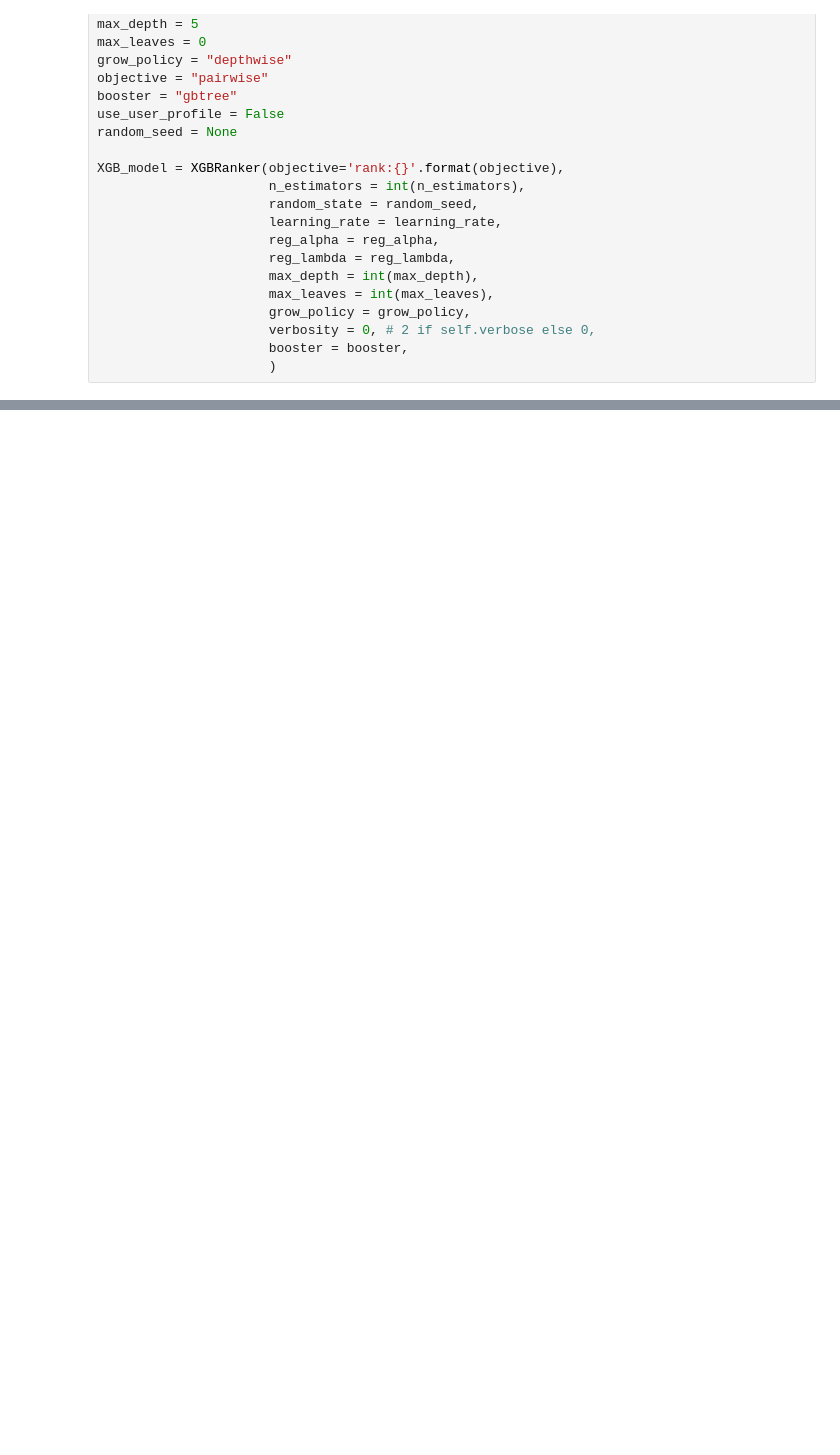
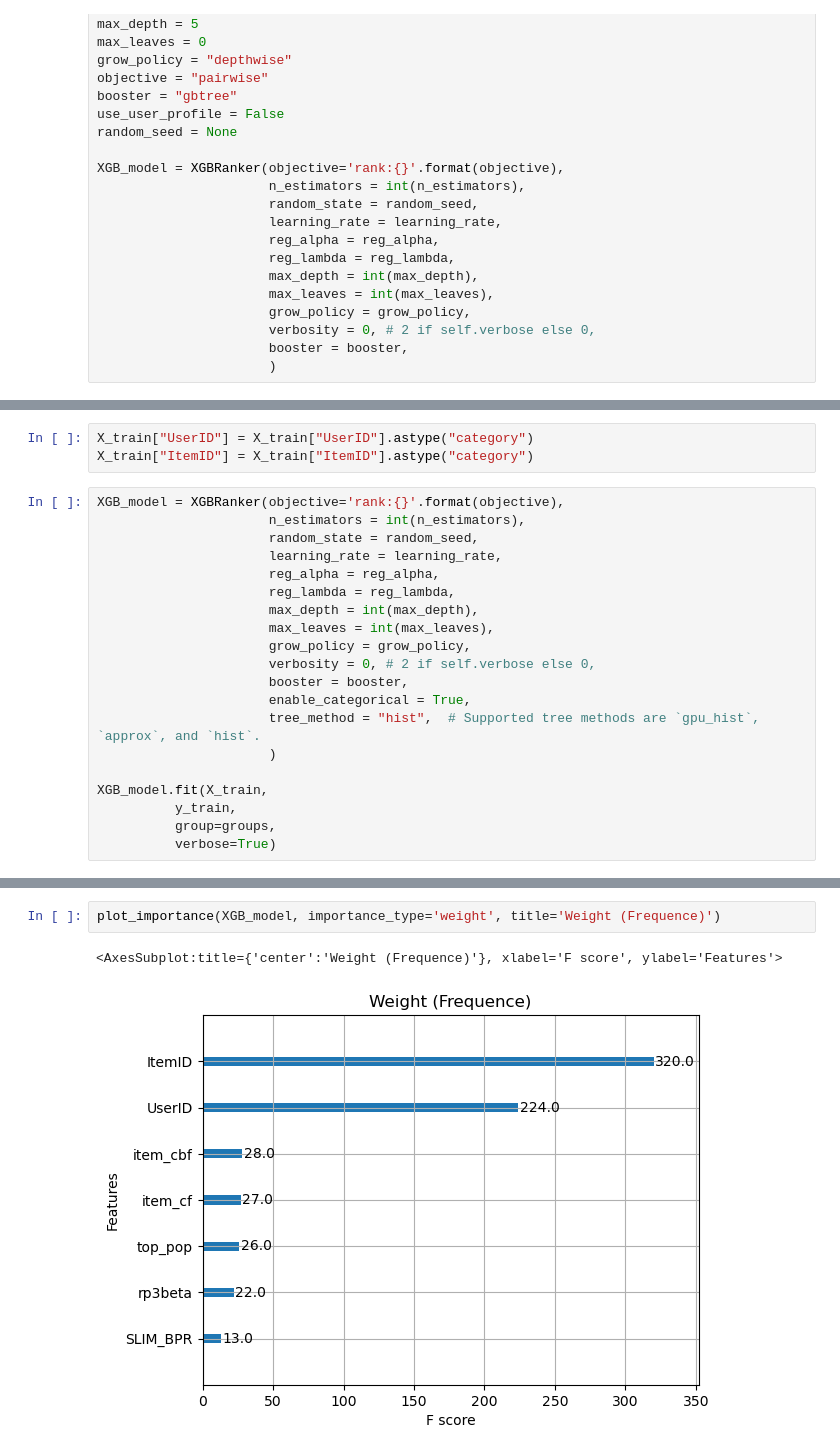
Before and after one commit to lippa66002/RecSysProject, a Jupyter notebook: Boost.ipynb, the cells around one changed output, grey strips where cells are left out. Cells and saved outputs as stored; diff of their text form; blank space fills up the shorter version.

```diff
--- a/Boost.ipynb
+++ b/Boost.ipynb
@@ -159,0 +374,23 @@ XGB_model.fit(X_train,
+# %%
+X_train["UserID"] = X_train["UserID"].astype("category")
+X_train["ItemID"] = X_train["ItemID"].astype("category")
+# %%
+XGB_model = XGBRanker(objective='rank:{}'.format(objective),
+                      n_estimators = int(n_estimators),
+                      random_state = random_seed,
+                      learning_rate = learning_rate,
+                      reg_alpha = reg_alpha,
+                      reg_lambda = reg_lambda,
+                      max_depth = int(max_depth),
+                      max_leaves = int(max_leaves),
+                      grow_policy = grow_policy,
+                      verbosity = 0, # 2 if self.verbose else 0,
+                      booster = booster,
+                      enable_categorical = True,
+                      tree_method = "hist",  # Supported tree methods are `gpu_hist`, `approx`, and `hist`.
+                      )
+
+XGB_model.fit(X_train,
+          y_train,
+          group=groups,
+          verbose=True)
@@ -159,0 +420,5 @@ XGB_model.fit(X_train,
+# %%
+plot_importance(XGB_model, importance_type='weight', title='Weight (Frequence)')
+# %% [output]
+<AxesSubplot:title={'center':'Weight (Frequence)'}, xlabel='F score', ylabel='Features'>
+[figure, added]
```
Also changed, not shown: parts of 21 cells of this notebook.
